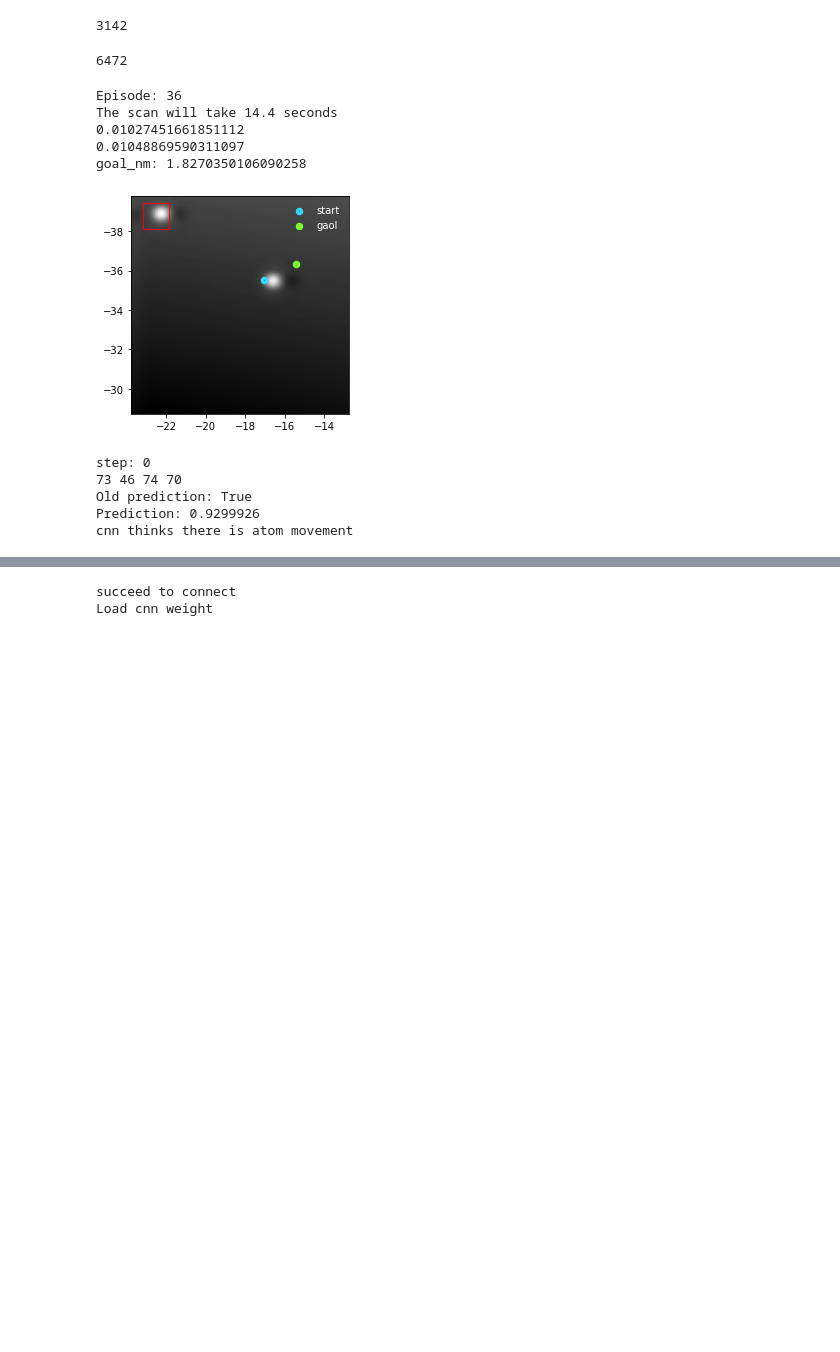
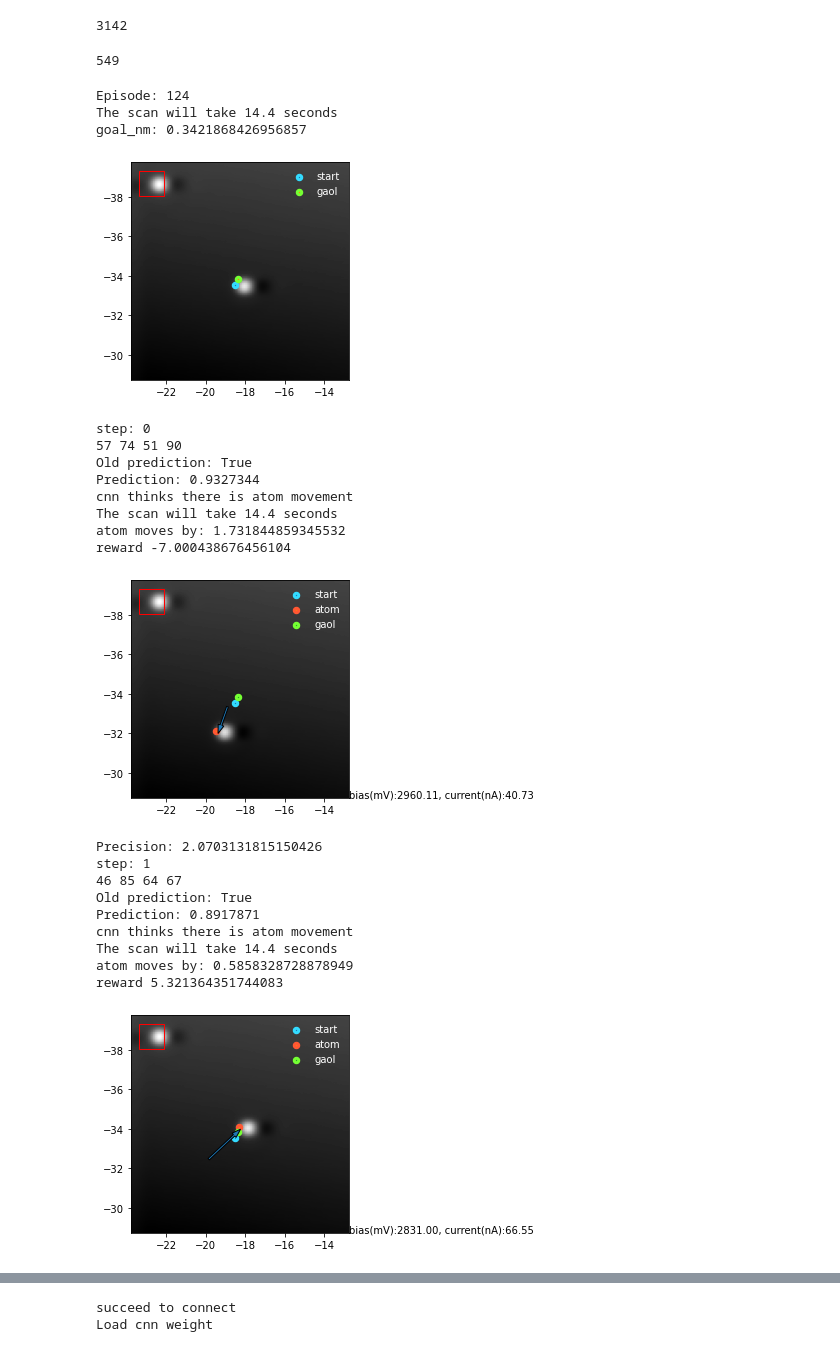
Before and after one commit to SINGROUP/Atom_manipulation_with_RL, a Jupyter notebook: single_atom_training_2nd_round_hv.ipynb, the cells around one changed output, grey strips where cells are left out. Cells and saved outputs as stored; diff of their text form; code cells hidden in the pictures; blank space fills up the shorter version.

```diff
--- a/single_atom_training_2nd_round_hv.ipynb
+++ b/single_atom_training_2nd_round_hv.ipynb
@@ -38,3 +38,13 @@ from Environment.Env_new import RealExpEnv
 import RL.sac
 importlib.reload(RL.sac)
 from RL.sac import sac_agent, ReplayMemory, HerReplayMemory
+# %%
+import copy
+# run this if want to reset env but keep the memory
+amd_accuracy = copy.copy(env.accuracy)
+print(amd_accuracy)
+amd_true_positive = copy.copy(env.true_positive)
+print(amd_true_positive)
+amd_true_negative = copy.copy(env.true_negative)
+print(amd_true_negative)
+amd = copy.copy(env.atom_move_detector)
@@ -42,7 +56,7 @@ from RL.sac import sac_agent, ReplayMemory, HerReplayMemory
 createc_controller = Createc_Controller(None, None, None, None)
 img_forward = np.array(createc_controller.stm.scandata(1,4))
 print(img_forward.shape)
-top_left, w, h = (11,4), 15, 15
+top_left, w, h = (9,5), 15, 15
 template = img_forward[top_left[1]:top_left[1]+h, top_left[0]:top_left[0]+w]
 plt.imshow(template)
 # %% [output]
@@ -74,8 +88,8 @@ pixel = 128
 im_size_nm = 11.021
 
 offset_nm = np.array([x_nm, y_nm])
-manip_limit_nm = np.array([-21.2, -13, -37.7, -29.1]) #[left, right, up, down]
-template_max_y = 25
+manip_limit_nm = np.array([-21.4, -13, -37.8, -29]) #[left, right, up, down]
+template_max_y = 30
 scan_mV = 1000
 max_len = 5
 env = RealExpEnv(step_nm, max_mvolt, max_pcurrent_to_mvolt_ratio, goal_nm,
@@ -123,7 +137,7 @@ memory = HerReplayMemory(replay_size, env)
 memory.buffer = buffer
 print(len(memory))
 # %% [output]
-6472
+549
 # %%
 # ONLY RE-RUN if WANT TO RESET the AGENT
 batch_size= 64
@@ -216,16 +230,28 @@ def sac_train(max_steps, num_episodes = 50, episode_start = 0):
             torch.save(agent.policy.state_dict(), '{}/_policy_{}.pth'.format(folder_name,i_episode))
             torch.save(agent.alpha, '{}/_alpha_{}.pth'.format(folder_name,i_episode))
 # %%
-sac_train(max_steps=max_len, episode_start = 36,num_episodes = 2000)
+sac_train(max_steps=max_len, episode_start = 124,num_episodes = 2000)
 # %% [output]
-Episode: 36
+Episode: 124
 The scan will take 14.4 seconds
-0.01027451661851112
-0.01048869590311097
-goal_nm: 1.8270350106090258
+goal_nm: 0.3421868426956857
-[figure, old version]
+[figure, new version]
 step: 0
-73 46 74 70
+57 74 51 90
 Old prediction: True
-Prediction: 0.9299926
+Prediction: 0.9327344
 cnn thinks there is atom movement
+The scan will take 14.4 seconds
+atom moves by: 1.731844859345532
+reward -7.000438676456104
+[figure, added]
+Precision: 2.0703131815150426
+step: 1
+46 85 64 67
+Old prediction: True
+Prediction: 0.8917871
+cnn thinks there is atom movement
+The scan will take 14.4 seconds
+atom moves by: 0.5858328728878949
+reward 5.321364351744083
+[figure, added]
```
Also changed, not shown: parts of 4 cells of this notebook, 2 other files.
